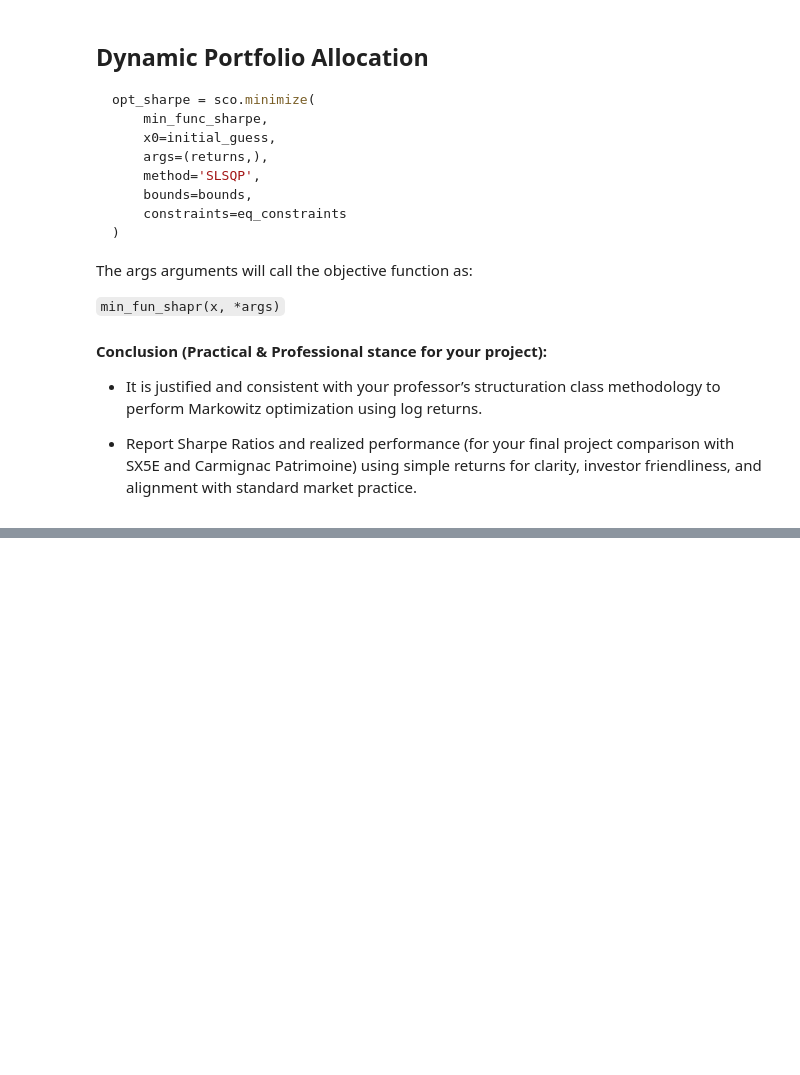
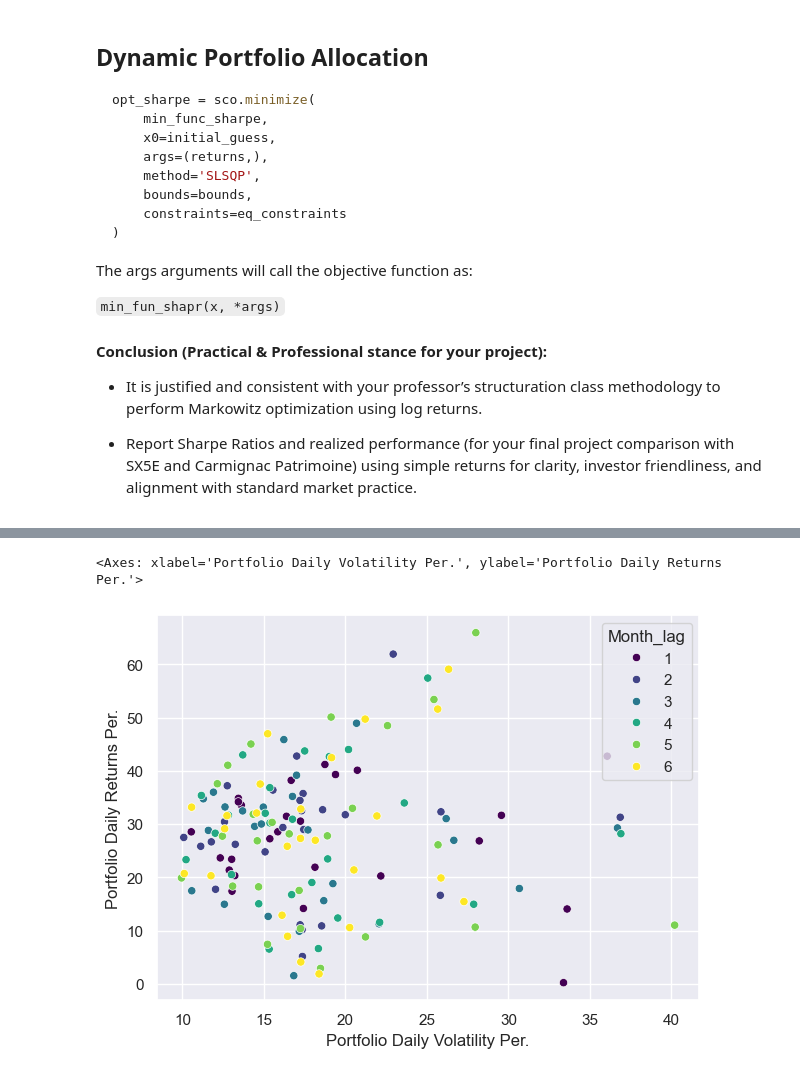
Before and after one commit to martinpasche/Portfolio-Management, a Jupyter notebook: LearningPortfolio.ipynb, the cells around one changed output, grey strips where cells are left out. Drawn from its saved outputs; the diff is of its cells as text; code cells hidden in the pictures; blank space fills up the shorter version.

```diff
--- a/LearningPortfolio.ipynb
+++ b/LearningPortfolio.ipynb
@@ -923,0 +963,5 @@ np.float64(-1.9688227847593387)
+# %%
+sns.scatterplot(data=df_results, x='Portfolio Daily Volatility Per.', y='Portfolio Daily Returns Per.', hue='Month_lag', palette='viridis')
+# %% [output]
+<Axes: xlabel='Portfolio Daily Volatility Per.', ylabel='Portfolio Daily Returns Per.'>
+[figure, added]
```
Also changed, not shown: parts of 35 cells of this notebook, 1 other file.
